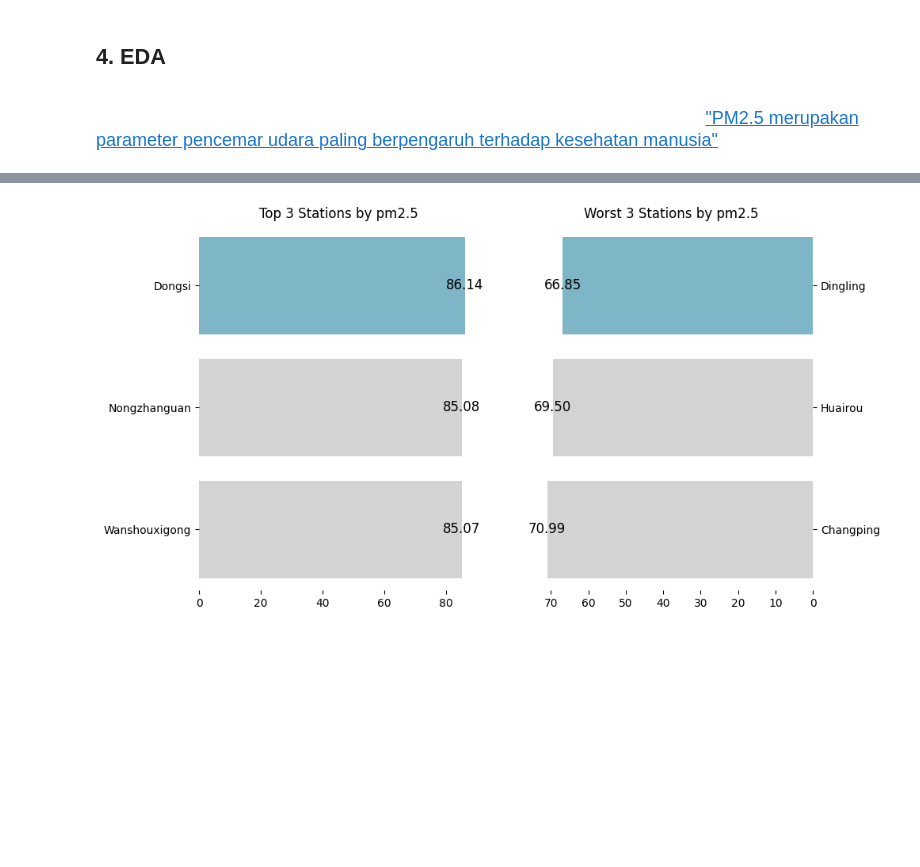
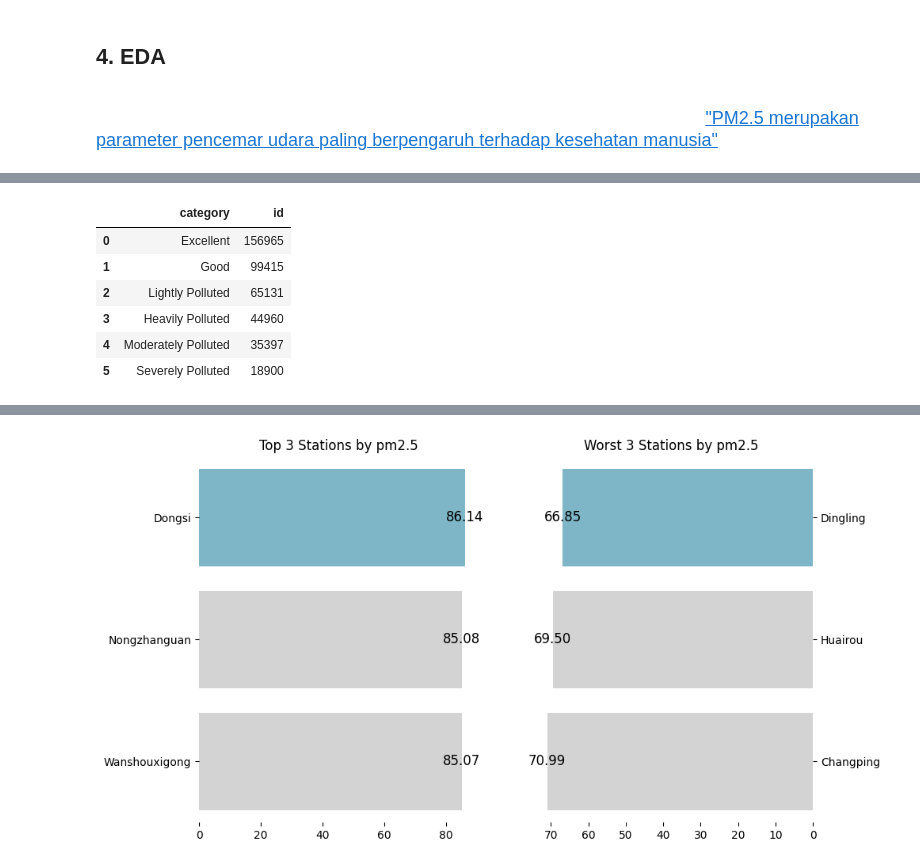
Before and after one commit to anggawidiarta/dicoding-datascience, a Jupyter notebook: notebook.ipynb, the cells around one changed output, grey strips where cells are left out. Saved outputs shown, nothing was run; the diff lists cells and outputs as text; code cells hidden in the pictures; blank space fills up the shorter version.

```diff
--- a/notebook.ipynb
+++ b/notebook.ipynb
@@ -261,0 +295,14 @@ memory usage: 28.9+ MB
+# %%
+# melihat jumlah data pada masing - masing kategori yang ada
+df_air_category = (
+    df.groupby("category")["id"].count().sort_values(ascending=False).reset_index()
+)
+df_air_category
+# %% [output]
+|  | category | id |
+| 0 | Excellent | 156965 |
+| 1 | Good | 99415 |
+| 2 | Lightly Polluted | 65131 |
+| 3 | Heavily Polluted | 44960 |
+| 4 | Moderately Polluted | 35397 |
+| 5 | Severely Polluted | 18900 |
```
Also changed, not shown: parts of 36 cells of this notebook.
